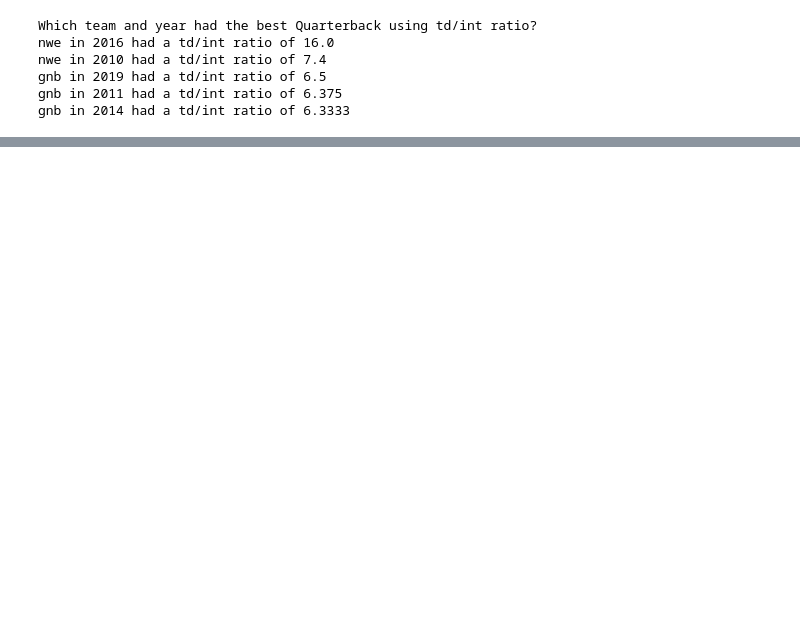
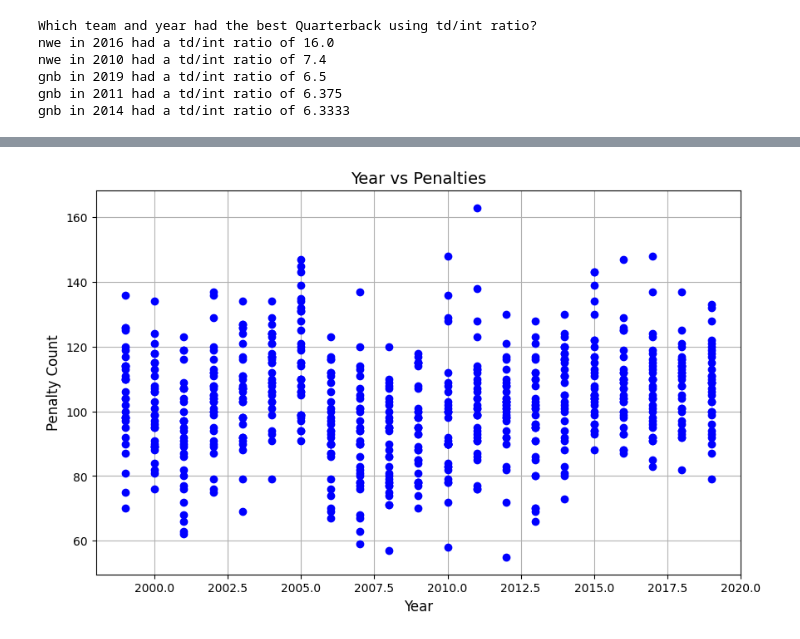
Before and after one commit to CameronWillis/Project-2, a Jupyter notebook: project_2_notebook.ipynb, the cells around one changed output, grey strips where cells are left out. Cells and saved outputs as stored; diff of their text form; code cells hidden in the pictures; blank space fills up the shorter version.

```diff
--- a/project_2_notebook.ipynb
+++ b/project_2_notebook.ipynb
@@ -264,0 +323,15 @@ gnb in 2014 had a td/int ratio of 6.3333
+# %%
+# Question 9: Is the sport getting more violent?
+
+plt.figure(figsize=(10, 6))
+
+plt.plot(df['year'].astype(int), df['penalties'], marker='o', linestyle='', color='b')
+
+plt.title('Year vs Penalties', fontsize=14)
+plt.xlabel('Year', fontsize=12)
+plt.ylabel('Penalty Count', fontsize=12)
+plt.grid(True)
+
+plt.show()
+# %% [output]
+[figure, added]
```
Also changed, not shown: parts of 15 cells of this notebook, 1 other file.
